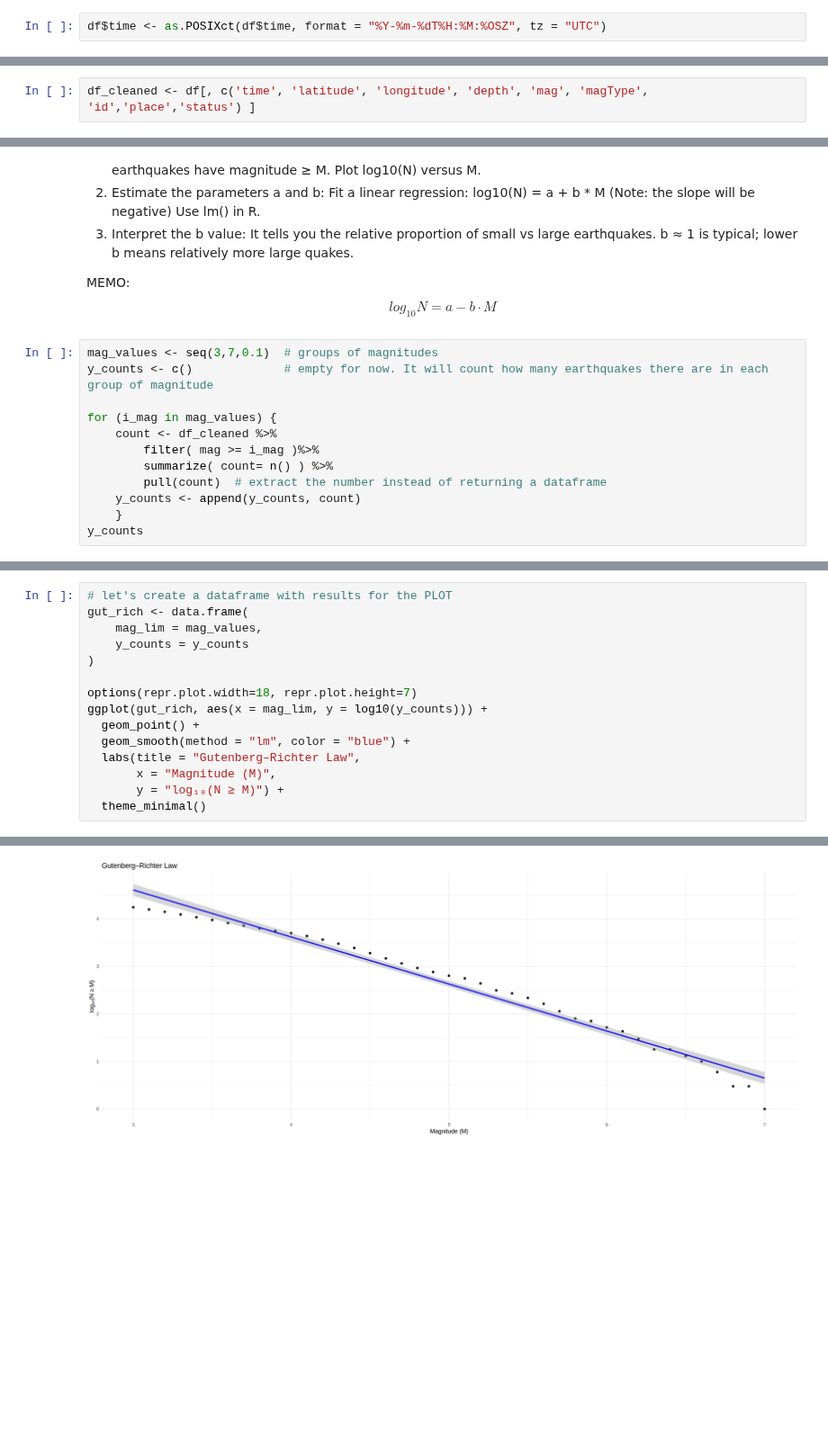
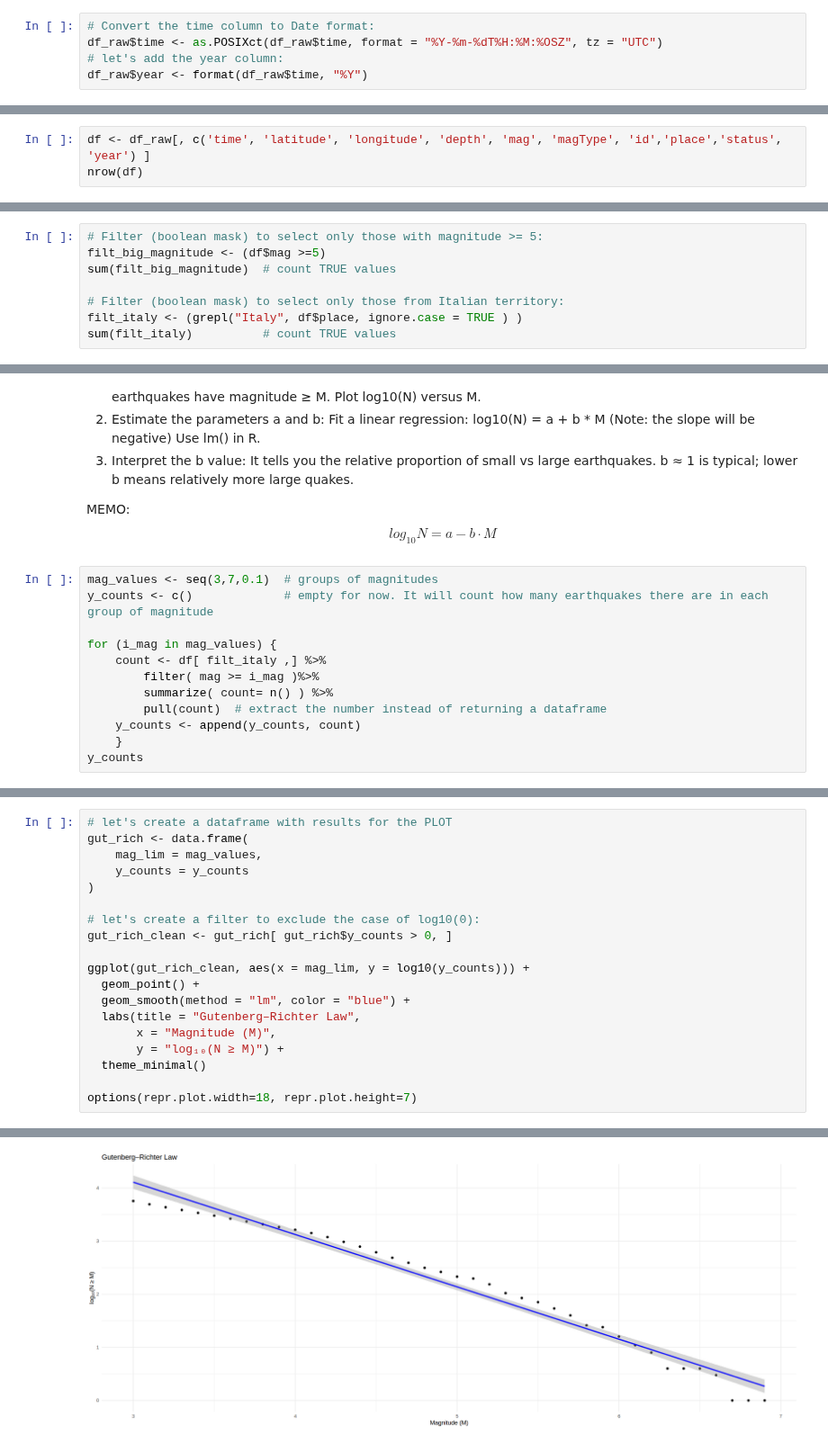
Before and after one commit to seccobenedetto/Earthquakes_Analysis_Italy, a Jupyter notebook: initial.ipynb, the cells around one changed output, grey strips where cells are left out. Shown at 90% size. Drawn from its saved outputs; the diff is of its cells as text; blank space fills up the shorter version.

```diff
--- a/initial.ipynb
+++ b/initial.ipynb
@@ -128,2 +105,5 @@ Convert the time column to Date format:
 # %%
-df$time <- as.POSIXct(df$time, format = "%Y-%m-%dT%H:%M:%OSZ", tz = "UTC")
+# Convert the time column to Date format:
+df_raw$time <- as.POSIXct(df_raw$time, format = "%Y-%m-%dT%H:%M:%OSZ", tz = "UTC")
+# let's add the year column:
+df_raw$year <- format(df_raw$time, "%Y")
@@ -156,2 +157,3 @@ Let's keep only useful columns:
 # %%
-df_cleaned <- df[, c('time', 'latitude', 'longitude', 'depth', 'mag', 'magType', 'id','place','status') ]
+df <- df_raw[, c('time', 'latitude', 'longitude', 'depth', 'mag', 'magType', 'id','place','status', 'year') ]
+nrow(df)
@@ -172,0 +180,8 @@ Number of NA values in column  9 :  0
+# %%
+# Filter (boolean mask) to select only those with magnitude >= 5:
+filt_big_magnitude <- (df$mag >=5)
+sum(filt_big_magnitude)  # count TRUE values
+
+# Filter (boolean mask) to select only those from Italian territory:
+filt_italy <- (grepl("Italy", df$place, ignore.case = TRUE ) )
+sum(filt_italy)          # count TRUE values
@@ -238,7 +279,7 @@ mag_values <- seq(3,7,0.1)  # groups of magnitudes
 y_counts <- c()             # empty for now. It will count how many earthquakes there are in each group of magnitude
 
 for (i_mag in mag_values) {
-    count <- df_cleaned %>%
+    count <- df[ filt_italy ,] %>%
         filter( mag >= i_mag )%>%
         summarize( count= n() ) %>%
         pull(count)  # extract the number instead of returning a dataframe
@@ -253,19 +293,23 @@ y_counts
 # %%
 # let's create a dataframe with results for the PLOT
 gut_rich <- data.frame(
     mag_lim = mag_values,
     y_counts = y_counts
 )
 
-options(repr.plot.width=18, repr.plot.height=7)
-ggplot(gut_rich, aes(x = mag_lim, y = log10(y_counts))) +
+# let's create a filter to exclude the case of log10(0):
+gut_rich_clean <- gut_rich[ gut_rich$y_counts > 0, ]
+
+ggplot(gut_rich_clean, aes(x = mag_lim, y = log10(y_counts))) +
   geom_point() +
   geom_smooth(method = "lm", color = "blue") +
   labs(title = "Gutenberg–Richter Law",
        x = "Magnitude (M)",
        y = "log₁₀(N ≥ M)") +
   theme_minimal()
+
+options(repr.plot.width=18, repr.plot.height=7)
 # %% [output]
 `geom_smooth()` using formula = 'y ~ x'
-[figure, old version]
+[figure, new version]
 # %%
```
Also changed, not shown: parts of 20 cells of this notebook.
